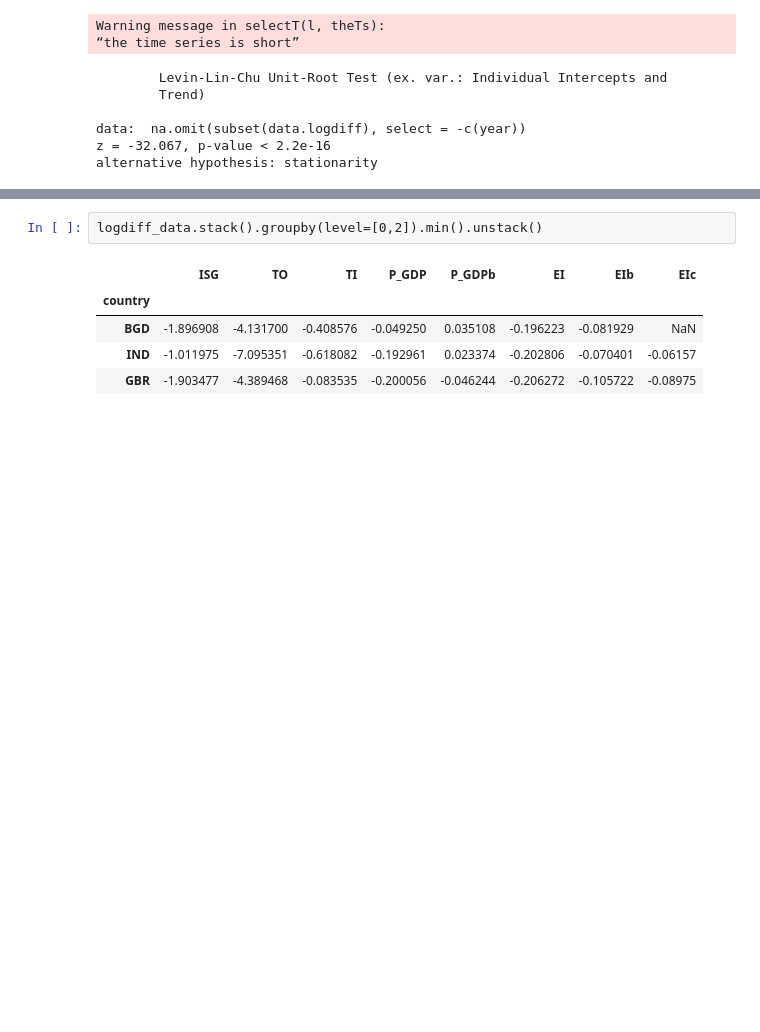
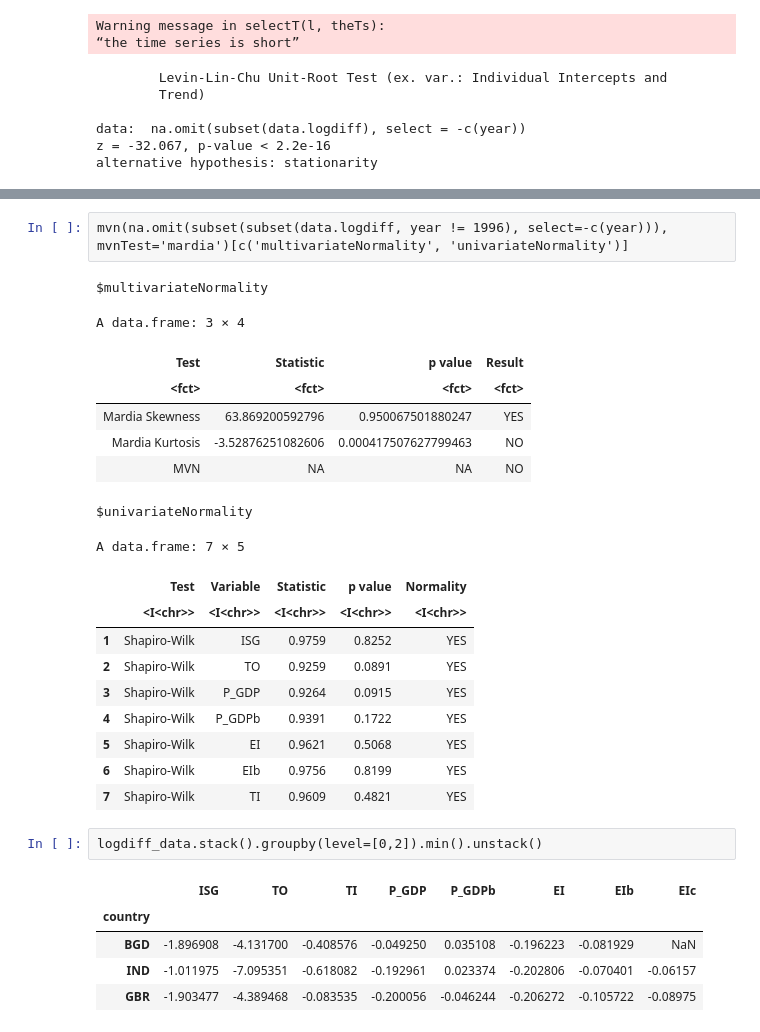
Before and after one commit to drakesiard/em-2020, a Jupyter notebook: analysis/3_data_analysis.ipynb, the cells around one changed output, grey strips where cells are left out. Drawn from its saved outputs; the diff is of its cells as text; blank space fills up the shorter version.

```diff
--- a/analysis/3_data_analysis.ipynb
+++ b/analysis/3_data_analysis.ipynb
@@ -446,3 +468,24 @@ alternative hypothesis: stationarity
+# %%
+mvn(na.omit(subset(subset(data.logdiff, year != 1996), select=-c(year))), mvnTest='mardia')[c('multivariateNormality', 'univariateNormality')]
+# %% [output]
+$multivariateNormality
+A data.frame: 3 × 4
+| Test | Statistic | p value | Result |
+| <fct> | <fct> | <fct> | <fct> |
+| Mardia Skewness | 63.869200592796 | 0.950067501880247 | YES |
+| Mardia Kurtosis | -3.52876251082606 | 0.000417507627799463 | NO |
+| MVN | NA | NA | NO |
+$univariateNormality
+A data.frame: 7 × 5
+|  | Test | Variable | Statistic | p value | Normality |
+|  | <I<chr>> | <I<chr>> | <I<chr>> | <I<chr>> | <I<chr>> |
+| 1 | Shapiro-Wilk | ISG | 0.9759 | 0.8252 | YES |
+| 2 | Shapiro-Wilk | TO | 0.9259 | 0.0891 | YES |
+| 3 | Shapiro-Wilk | P_GDP | 0.9264 | 0.0915 | YES |
+| 4 | Shapiro-Wilk | P_GDPb | 0.9391 | 0.1722 | YES |
+| 5 | Shapiro-Wilk | EI | 0.9621 | 0.5068 | YES |
+| 6 | Shapiro-Wilk | EIb | 0.9756 | 0.8199 | YES |
+| 7 | Shapiro-Wilk | TI | 0.9609 | 0.4821 | YES |
 # %%
 logdiff_data.stack().groupby(level=[0,2]).min().unstack()
 # %% [output]
```
Also changed, not shown: parts of 2 cells of this notebook.
